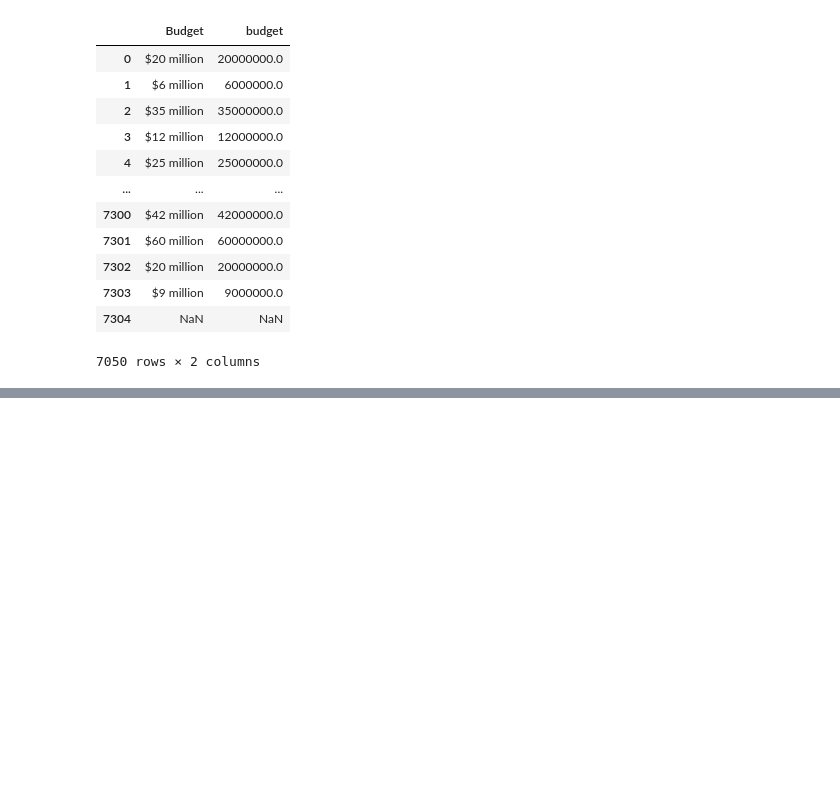
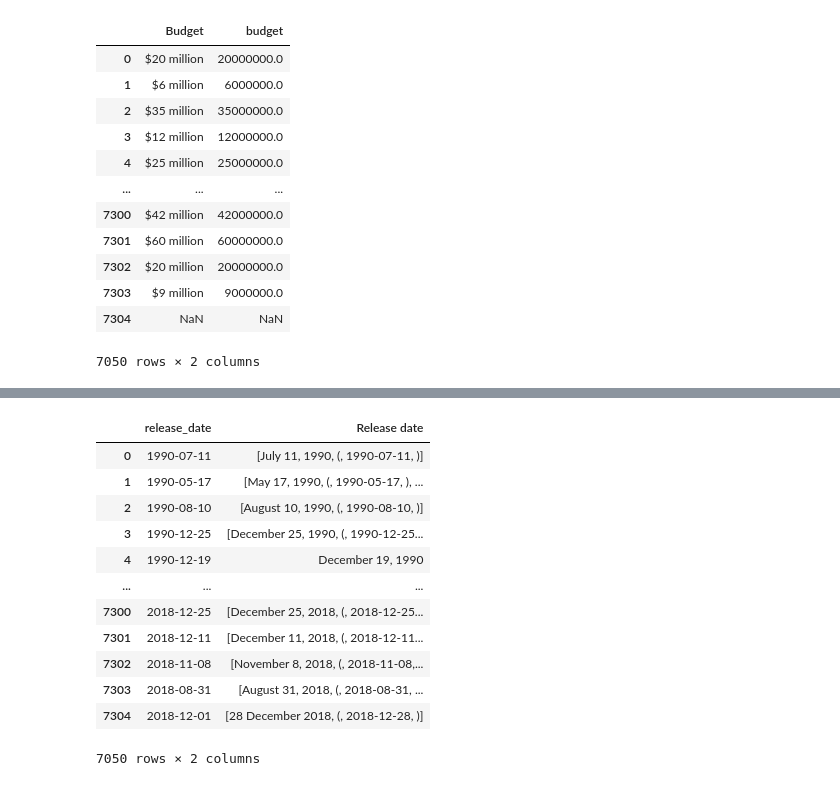
Before and after one commit to juliomeza/Movies-ETL, a Jupyter notebook: ETL_function_test.ipynb, the cells around one changed output, grey strips where cells are left out. Drawn from its saved outputs; the diff is of its cells as text; code cells hidden in the pictures; blank space fills up the shorter version.

Commit message:
Clean the release date column

```diff
--- a/ETL_function_test.ipynb
+++ b/ETL_function_test.ipynb
@@ -532,3 +532,6 @@ wiki_movies_df[['Budget', 'budget']]
 | 7303 | $9 million | 9000000.0 |
 | 7304 | NaN | NaN |
 7050 rows × 2 columns
+# %%
+release_date = wiki_movies_df['Release date'].dropna().apply(lambda x: ' '.join(x) if type(x) == list else x)
+release_date
@@ -534,0 +556,18 @@ wiki_movies_df[['Budget', 'budget']]
+# %%
+wiki_movies_df['release_date'] = pd.to_datetime(release_date.str.extract(f'({date_form_1}|{date_form_2}|{date_form_3}|{date_form_4})', flags=re.IGNORECASE)[0], infer_datetime_format=True)
+# %%
+wiki_movies_df[['release_date','Release date']]
+# %% [output]
+|  | release_date | Release date |
+| 0 | 1990-07-11 | [July 11, 1990, (, 1990-07-11, )] |
+| 1 | 1990-05-17 | [May 17, 1990, (, 1990-05-17, ), ... |
+| 2 | 1990-08-10 | [August 10, 1990, (, 1990-08-10, )] |
+| 3 | 1990-12-25 | [December 25, 1990, (, 1990-12-25... |
+| 4 | 1990-12-19 | December 19, 1990 |
+| ... | ... | ... |
+| 7300 | 2018-12-25 | [December 25, 2018, (, 2018-12-25... |
+| 7301 | 2018-12-11 | [December 11, 2018, (, 2018-12-11... |
+| 7302 | 2018-11-08 | [November 8, 2018, (, 2018-11-08,... |
+| 7303 | 2018-08-31 | [August 31, 2018, (, 2018-08-31, ... |
+| 7304 | 2018-12-01 | [28 December 2018, (, 2018-12-28, )] |
+7050 rows × 2 columns
```
Also changed, not shown: parts of 2 cells of this notebook, 1 other file.
